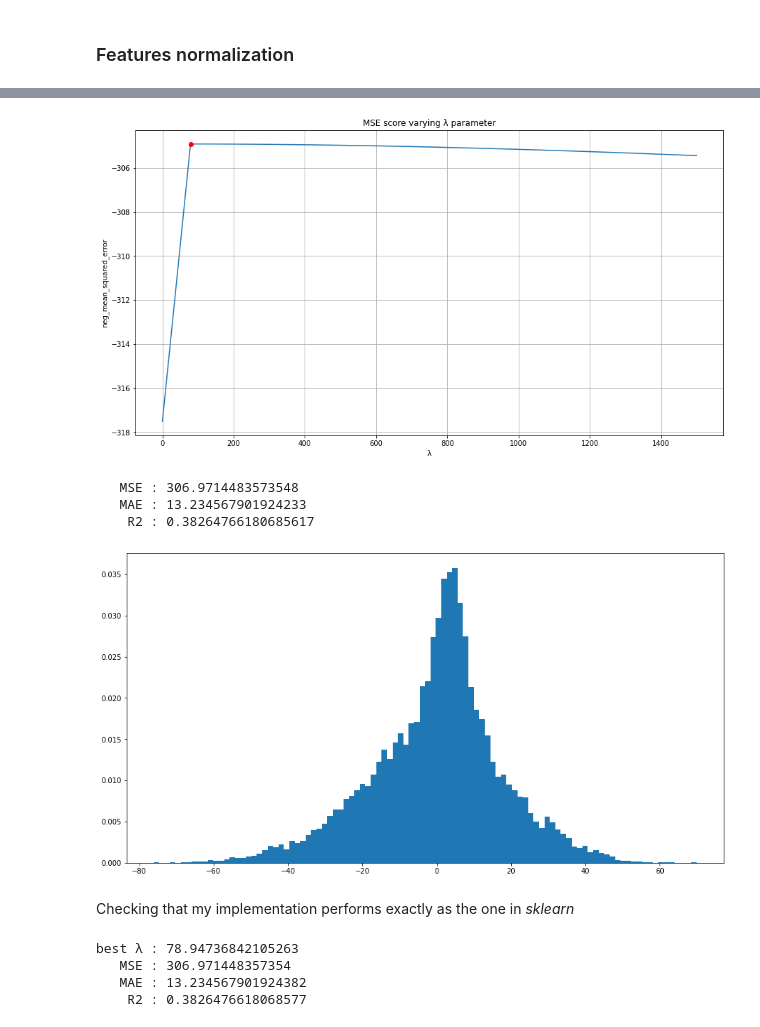
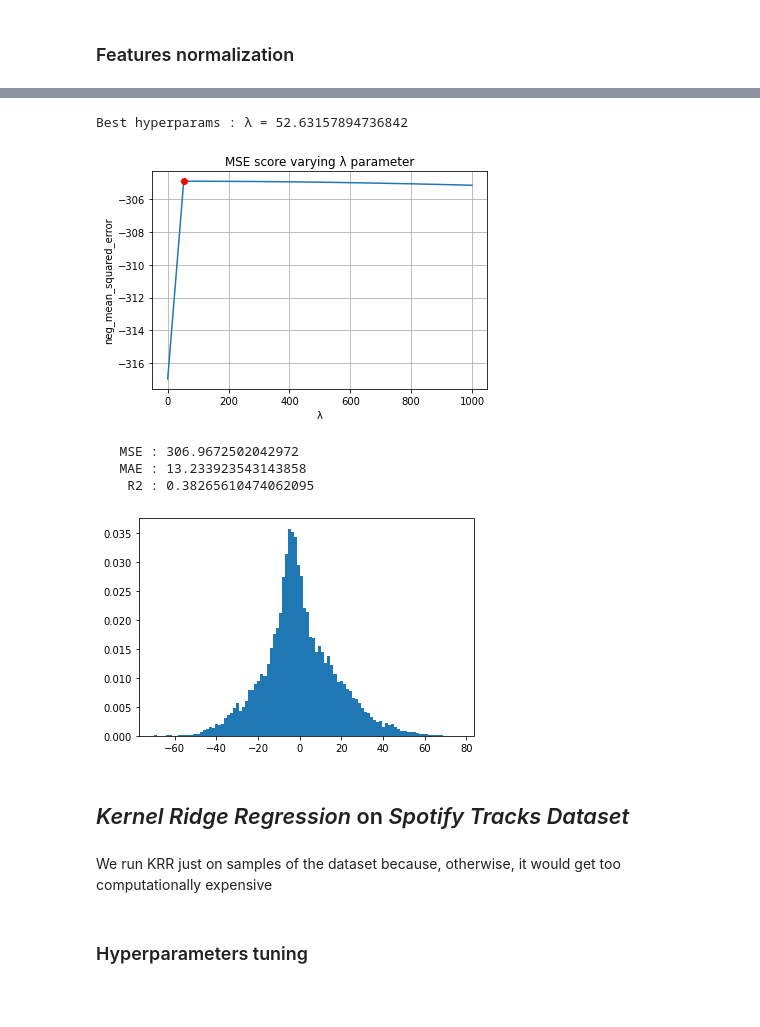
Before and after one commit to nemolino/TrackPopularityPredictor, a Jupyter notebook: prediction_numerical_and_categorical.ipynb, the cells around one changed output, grey strips where cells are left out. Drawn from its saved outputs; the diff is of its cells as text; code cells hidden in the pictures; blank space fills up the shorter version.

```diff
--- a/prediction_numerical_and_categorical.ipynb
+++ b/prediction_numerical_and_categorical.ipynb
@@ -71,6 +70,9 @@ dataset.head()
 - <span style="color:red">***time_signature***</span>: An estimated time signature. The time signature (meter) is a notational convention to specify how many beats are in each bar (or measure). The time signature ranges from 3 to 7 indicating time signatures of 3/4, to 7/4.
 
 - <span style="color:red">***track_genre***</span>: The genre in which the track belongs
+# %%
+# drop columns that are not useful
+dataset.drop(columns=['Unnamed: 0', 'track_id'], inplace=True)
 # %%
 # dataset.isnull().sum()        # to check if there are missing values
 dataset.dropna(inplace=True)    # to drop records with missing values
@@ -100,8 +102,8 @@ Name: count, Length: 114, dtype: int64
 #dataset['#artists'] = dataset['artists'].map(lambda x: len(x.split(';')))
 #dataset['#artists'].corr(dataset['popularity'])
 # %%
-X = dataset.drop(columns=['Unnamed: 0', 'track_id', 'popularity'])  # features
-y = dataset['popularity']                                           # target variable
+X = dataset.drop(columns=['popularity'])    # features
+y = dataset['popularity']                   # target variable
 # %% [markdown]
 #### Categorical features encoding
 # %% [markdown]
@@ -169,8 +171,6 @@ from rr import RidgeRegression
 # %%
-λ_grid = np.linspace(0, 1500, num=20)
+λ_grid = np.linspace(0, 1000, num=20)
 
-learner = GridSearchCV(estimator=RidgeRegression(), param_grid={'λ': λ_grid}, scoring='neg_mean_squared_error', cv=5)
+learner = GridSearchCV(estimator=RR(), n_jobs=-1, param_grid={'λ': λ_grid}, scoring='neg_mean_squared_error', cv=5, verbose=3)
 learner.fit(X_train, y_train)
-
-print('best λ :', learner.best_params_['λ'])
 # %% [output]
@@ -178,3 +201,7 @@ best λ : 78.94736842105263
+# %%
+print(f'Best hyperparams : λ = {learner.best_params_["λ"]}')
+# %% [output]
+Best hyperparams : λ = 52.63157894736842
 # %%
 fig, ax = plt.subplots()
 ax.plot(learner.cv_results_['param_λ'].data,
@@ -184,7 +211,7 @@ ax.set(xlabel='λ', ylabel='neg_mean_squared_error', title='MSE score varying λ
 ax.grid()
 plt.show()
 # %% [output]
-[figure, old version]
+[figure, new version]
 # %%
 rr = learner.best_estimator_
 rr.fit(X_train, y_train)
@@ -194,35 +221,14 @@ print('   MSE :', mean_squared_error(y_test, y_prediction))
 print('   MAE :', mean_absolute_error(y_test, y_prediction))
 print('    R2 :', r2_score(y_test, y_prediction))
 # %% [output]
-   MSE : 306.9714483573548
-   MAE : 13.234567901924233
-    R2 : 0.38264766180685617
+   MSE : 306.9672502042972
+   MAE : 13.233923543143858
+    R2 : 0.38265610474062095
 # %%
 fig, ax = plt.subplots()
-ax.hist(y_prediction - y_test, density=True, bins=100)
+ax.hist(y_test - y_prediction, density=True, bins=100)
 plt.show()
 # %% [output]
-[figure, old version]
+[figure, new version]
-# %% [markdown]
-Checking that my implementation performs exactly as the one in *sklearn*
-# %%
-debug = False
-
-if debug:
-
-    learner = GridSearchCV(estimator=Ridge(), param_grid={'alpha': λ_grid}, scoring='neg_mean_squared_error', cv=5)
-    learner.fit(X_train, y_train)
-
-    print('best λ :', learner.best_params_['alpha'])
-
-    learner.best_estimator_.fit(X_train, y_train)
-    y_prediction = learner.best_estimator_.predict(X_test)
-
-    print('   MSE :', mean_squared_error(y_test, y_prediction))
-    print('   MAE :', mean_absolute_error(y_test, y_prediction))
-    print('    R2 :', r2_score(y_test, y_prediction))
-# %% [output]
-best λ : 78.94736842105263
-   MSE : 306.971448357354
-   MAE : 13.234567901924382
-    R2 : 0.3826476618068577
+# %% [markdown]
+## *Kernel Ridge Regression* on *Spotify Tracks Dataset*
@@ -228,0 +237,2 @@ best λ : 78.94736842105263
+# %% [markdown]
+We run KRR just on samples of the dataset because, otherwise, it would get too computationally expensive
@@ -228,0 +248,2 @@ best λ : 78.94736842105263
+# %% [markdown]
+### Hyperparameters tuning
```
Also changed, not shown: parts of 15 cells of this notebook, 1 other file.
